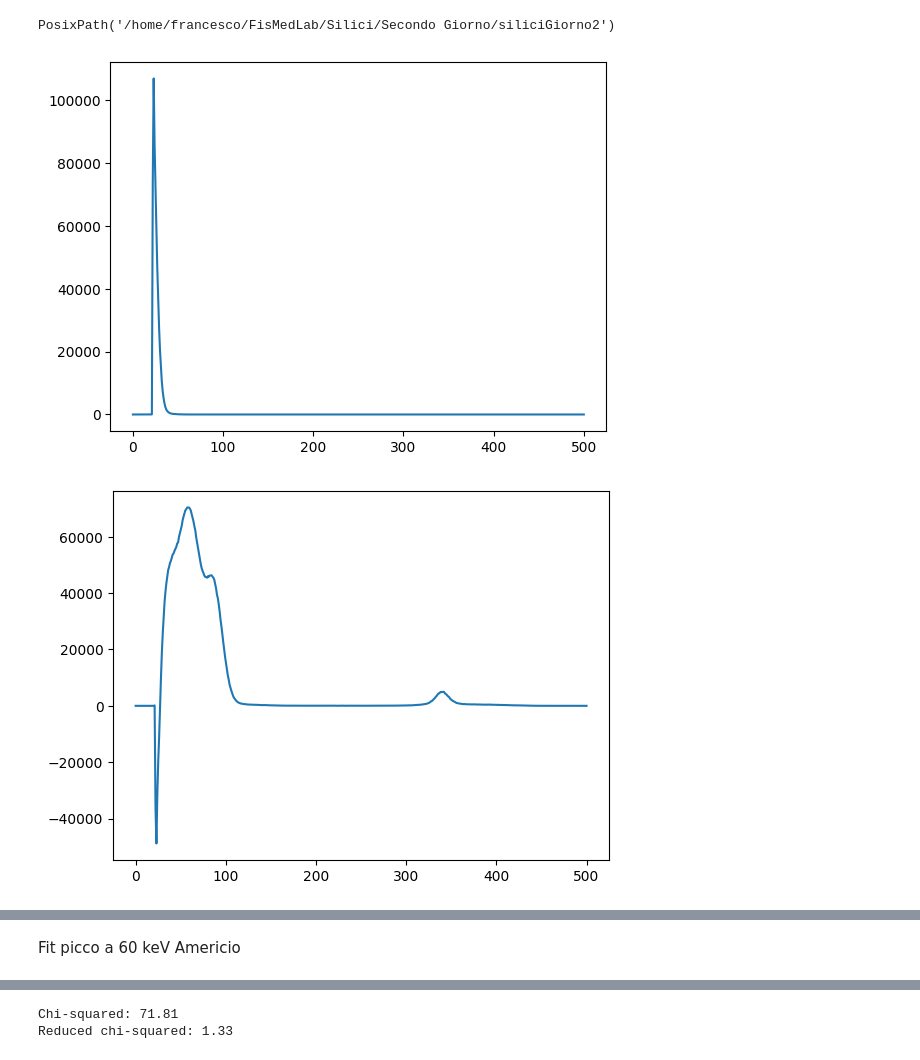
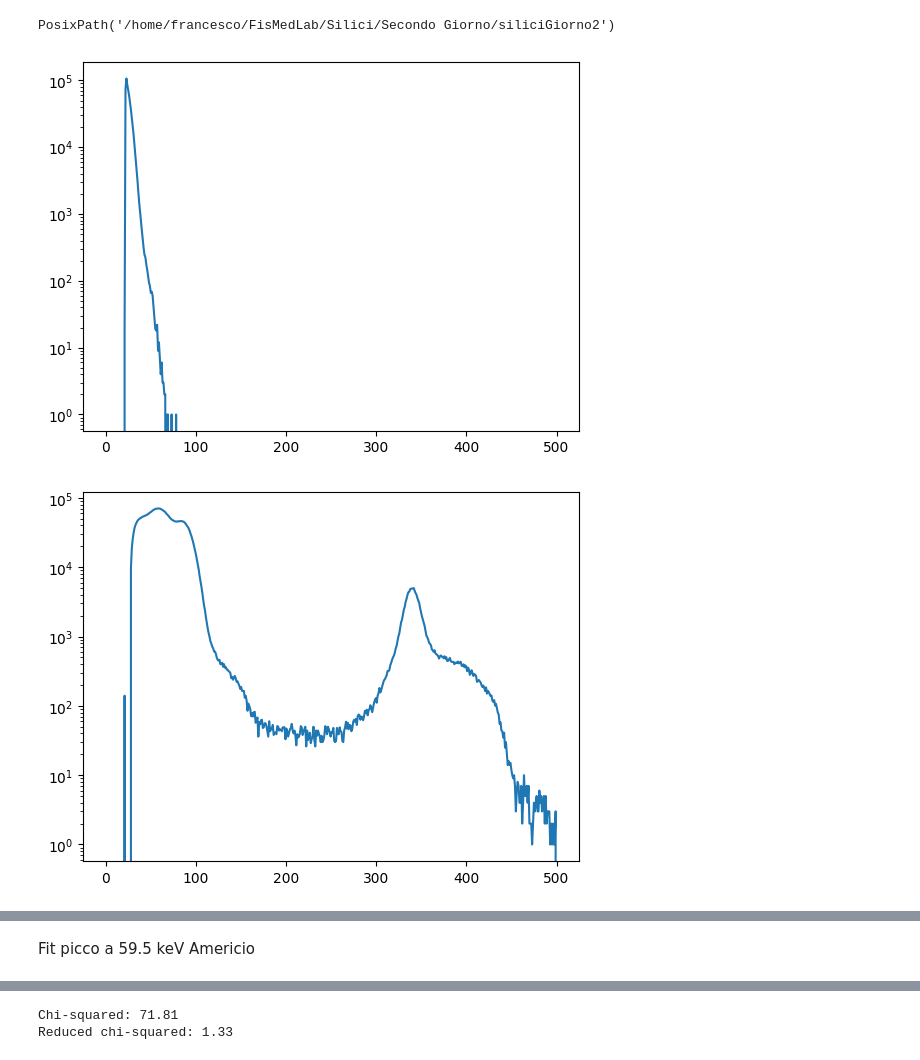
Before and after one commit to francescouni0/FisMedLab, a Jupyter notebook: Silici/Secondo Giorno/siliciGiorno2/fluorescenze.ipynb, the cells around one changed output, grey strips where cells are left out. Cells and saved outputs as stored; diff of their text form; code cells hidden in the pictures.

```diff
--- a/Silici/Secondo Giorno/siliciGiorno2/fluorescenze.ipynb
+++ b/Silici/Secondo Giorno/siliciGiorno2/fluorescenze.ipynb
@@ -11,32 +11,52 @@ PosixPath('/home/francesco/FisMedLab/Silici/Secondo Giorno/siliciGiorno2')
 # %%
 Pb= np.loadtxt('Am241_12V_180s_50micronPb82.Spe')
 Mo= np.loadtxt('Am241_12V_180s_100micronMo42.Spe')
 Gd1= np.loadtxt('Am241_12V_180s_120micronGd64.Spe')
 Gd2= np.loadtxt('Am241_12V_180s_240micronGd64.Spe')
 Sn= np.loadtxt('Am241_12V_180s_250micronSn50.Spe')
 Zr= np.loadtxt('Am241_12V_180s_250micronZr40.Spe')
 Am= np.loadtxt('Am241_12V_180s.Spe')
 noise=np.loadtxt('rumore12V.Spe')
 
 x=np.linspace(0,500,500)
+plt.yscale('log')
 
 plt.plot(x,noise[0:500])
 plt.show()
+plt.yscale('log')
+
 plt.plot(x,Pb[0:500]-noise[0:500])
 plt.show()
+plt.yscale('log')
 
 plt.plot(x,Mo[0:500]-noise[0:500])
 plt.show()
+plt.yscale('log')
+
 plt.plot(x,Gd1[0:500]-noise[0:500])
 plt.show()
+plt.yscale('log')
+
 plt.plot(x,Gd2[0:500]-noise[0:500])
 plt.show()
+plt.yscale('log')
+
 plt.plot(x,Sn[0:500]-noise[0:500])
 plt.show()
+plt.yscale('log')
+
 plt.plot(x,Zr[0:500]-noise[0:500])
 plt.show()
+plt.yscale('log')
+
 plt.plot(x,Am[0:500]-noise[0:500])
 plt.show()
+
+E=[]
+dE=[]
+s=[]
+ds=[]
+resolution=[]
 # %% [output]
-[figure, old version]
+[figure, new version]
-[figure, old version]
+[figure, new version]
@@ -49,5 +69,5 @@ plt.show()
 # %% [markdown]
-Fit picco a 60 keV Americio
+Fit picco a 59.5 keV Americio
 # %%
 x=np.linspace(0,500,500)
 
```
Also changed, not shown: parts of 19 cells of this notebook.
